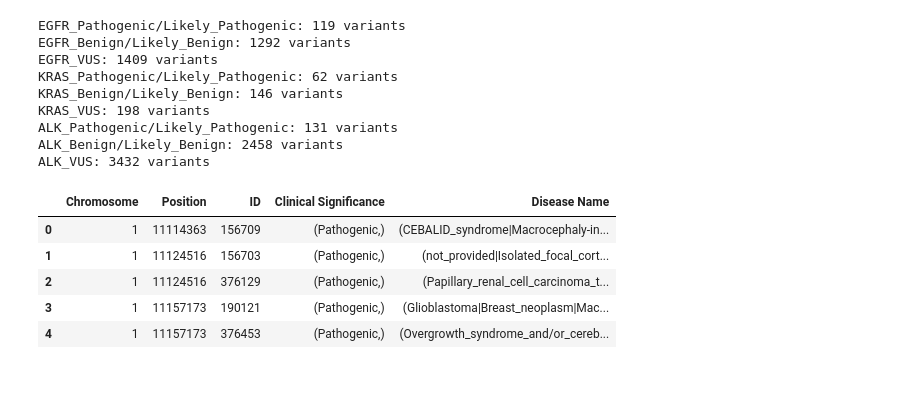
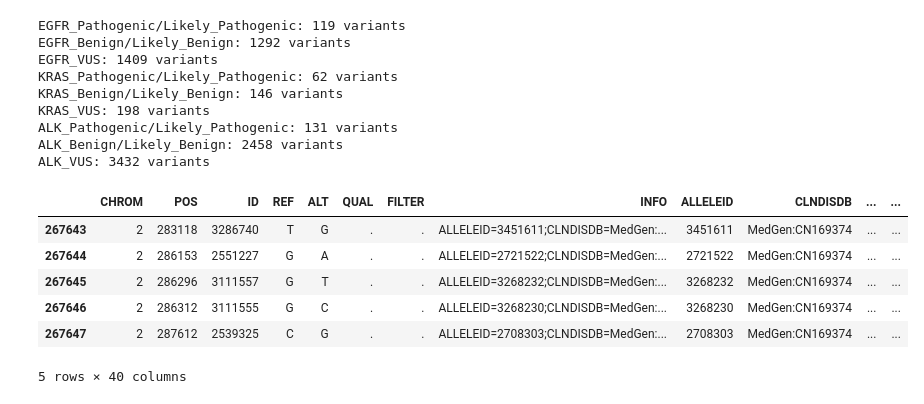
Before and after one commit to InbalBolshinsky/multi-modal-mutation-detector, a Jupyter notebook: Multi-Modal_Mutation_Detector.ipynb, the cells around one changed output. Cells and saved outputs as stored; diff of their text form; code cells hidden in the pictures.

```diff
--- a/Multi-Modal_Mutation_Detector.ipynb
+++ b/Multi-Modal_Mutation_Detector.ipynb
@@ -111,11 +113,12 @@ ALK_Pathogenic/Likely_Pathogenic: 131 variants
 ALK_Benign/Likely_Benign: 2458 variants
 ALK_VUS: 3432 variants
 # %%
-df.head()
+filtered_df.head()
 # %% [output]
-|  | Chromosome | Position | ID | Clinical Significance | Disease Name |
-| 0 | 1 | 11114363 | 156709 | (Pathogenic,) | (CEBALID_syndrome|Macrocephaly-in... |
-| 1 | 1 | 11124516 | 156703 | (Pathogenic,) | (not_provided|Isolated_focal_cort... |
-| 2 | 1 | 11124516 | 376129 | (Pathogenic,) | (Papillary_renal_cell_carcinoma_t... |
-| 3 | 1 | 11157173 | 190121 | (Pathogenic,) | (Glioblastoma|Breast_neoplasm|Mac... |
-| 4 | 1 | 11157173 | 376453 | (Pathogenic,) | (Overgrowth_syndrome_and/or_cereb... |
+|  | CHROM | POS | ID | REF | ALT | QUAL | FILTER | INFO | ALLELEID | CLNDISDB | ... | ... |
+| 267643 | 2 | 283118 | 3286740 | T | G | . | . | ALLELEID=3451611;CLNDISDB=MedGen:... | 3451611 | MedGen:CN169374 | ... | ... |
+| 267644 | 2 | 286153 | 2551227 | G | A | . | . | ALLELEID=2721522;CLNDISDB=MedGen:... | 2721522 | MedGen:CN169374 | ... | ... |
+| 267645 | 2 | 286296 | 3111557 | G | T | . | . | ALLELEID=3268232;CLNDISDB=MedGen:... | 3268232 | MedGen:CN169374 | ... | ... |
+| 267646 | 2 | 286312 | 3111555 | G | C | . | . | ALLELEID=3268230;CLNDISDB=MedGen:... | 3268230 | MedGen:CN169374 | ... | ... |
+| 267647 | 2 | 287612 | 2539325 | C | G | . | . | ALLELEID=2708303;CLNDISDB=MedGen:... | 2708303 | MedGen:CN169374 | ... | ... |
+5 rows × 40 columns
```
Also changed, not shown: parts of 2 cells of this notebook.
